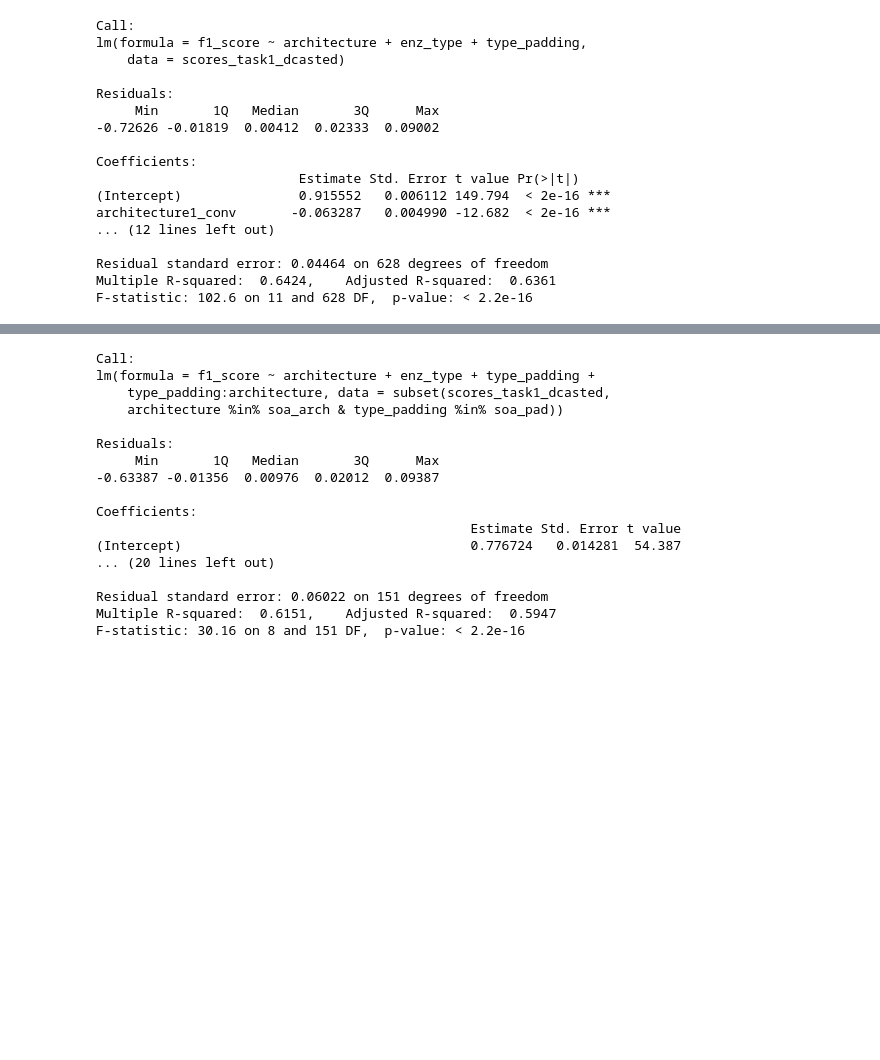
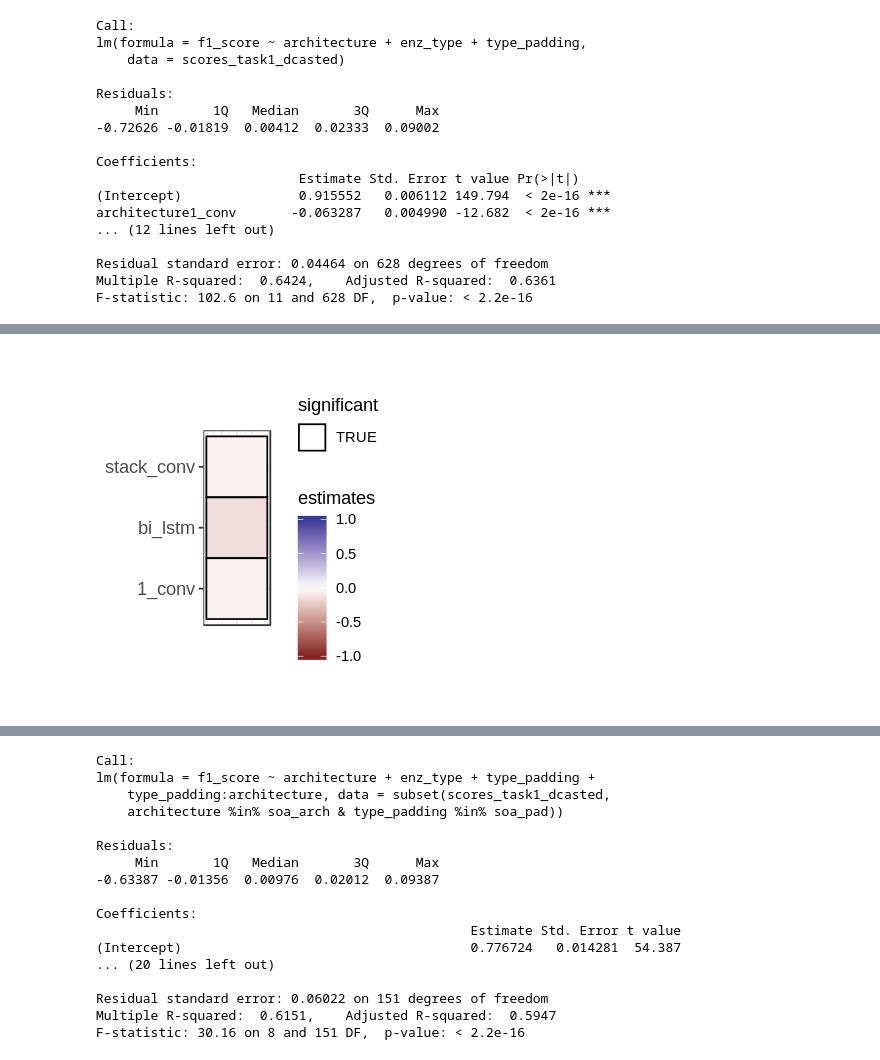
Before and after one commit to b2slab/padding_benchmark, a Jupyter notebook: notebooks/linear_models_metrics.ipynb, the cells around one changed output, grey strips where cells are left out. Saved outputs shown, nothing was run; the diff lists cells and outputs as text; code cells hidden in the pictures; blank space fills up the shorter version.

```diff
--- a/notebooks/linear_models_metrics.ipynb
+++ b/notebooks/linear_models_metrics.ipynb
@@ -102,3 +179,6 @@ architecture1_conv       -0.063287   0.004990 -12.682  < 2e-16 ***
 Residual standard error: 0.04464 on 628 degrees of freedom
 Multiple R-squared:  0.6424,    Adjusted R-squared:  0.6361
 F-statistic: 102.6 on 11 and 628 DF,  p-value: < 2.2e-16
+# %%
+sm1_df <- postproc_lm(lm_f1_task1_additive)
+sm1_df
@@ -104,0 +201,10 @@ F-statistic: 102.6 on 11 and 628 DF,  p-value: < 2.2e-16
+# %%
+# Dividing lm in representable tiles
+arch_df_1 <- dividing_rownames("architecture", sm1_df)
+enz_df_1 <- dividing_rownames("enz_type", sm1_df)
+pad_df_1 <- dividing_rownames("type_padding", sm1_df)
+# %%
+options(repr.plot.width=2.5, repr.plot.height=3)
+plotting_additive("architecture", arch_df_1)
+# %% [output]
+[figure, added]
```
Also changed, not shown: parts of 74 cells of this notebook, 3 other files.
